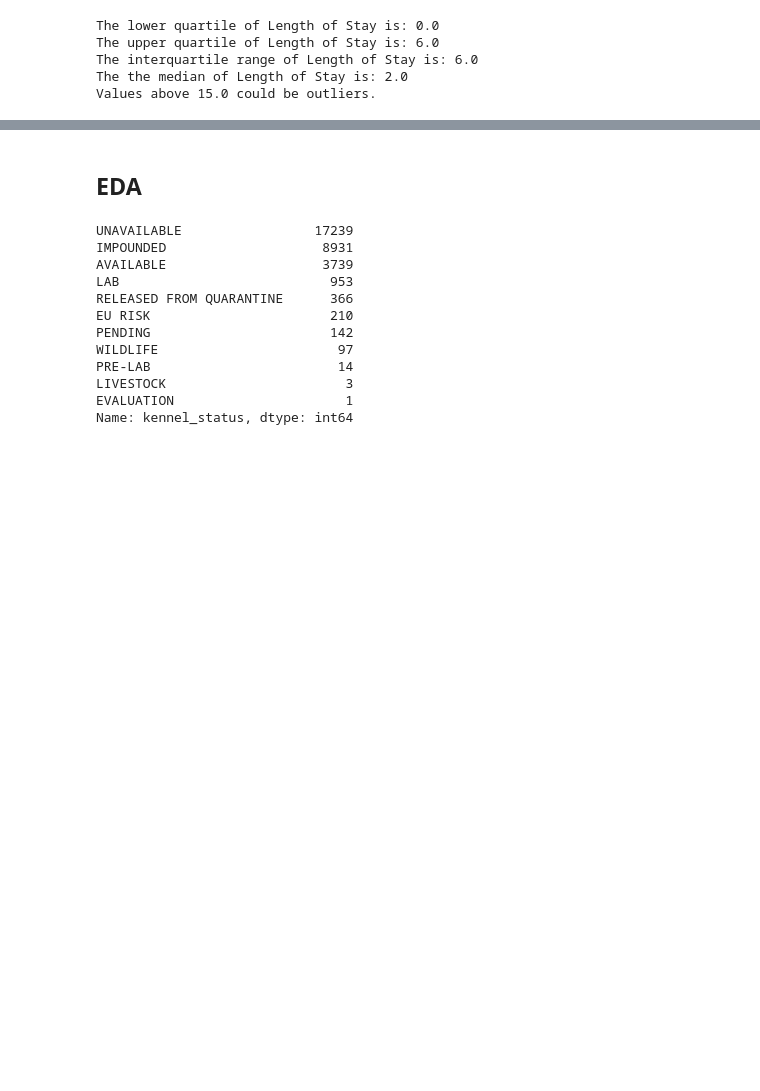
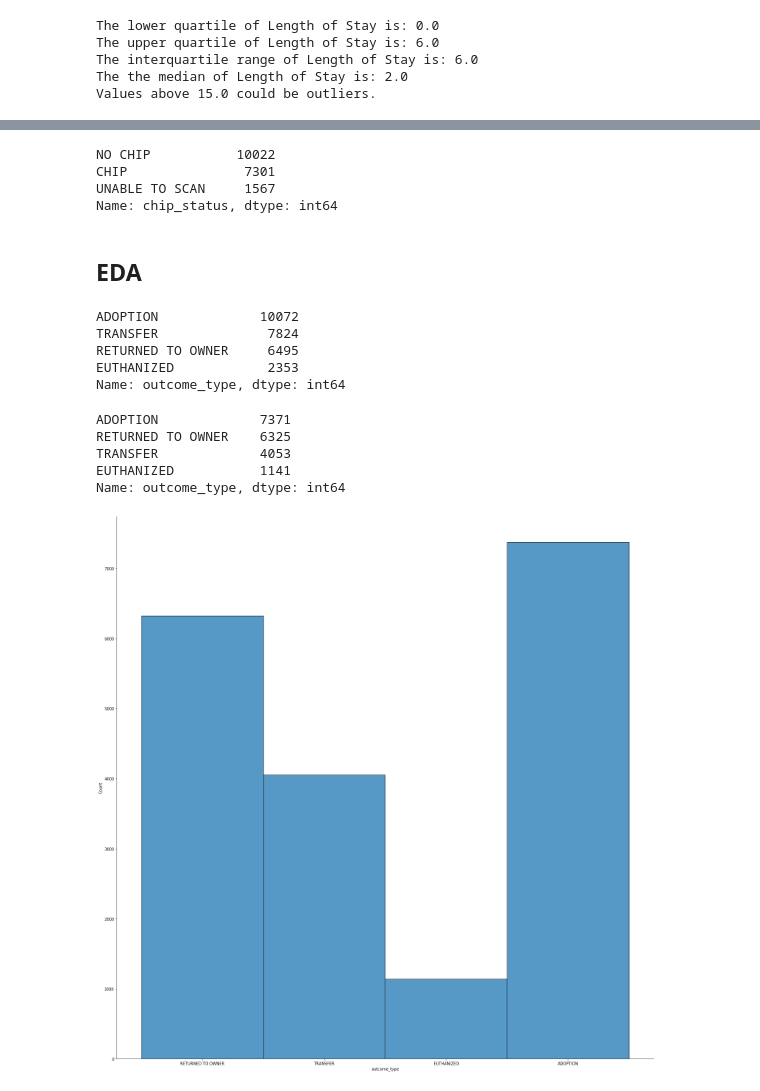
Before and after one commit to thomaspatrickhill/Dallas_Animal_Shelter_EDA, a Jupyter notebook: dallas_shelter_data_eda.ipynb, the cells around one changed output, grey strips where cells are left out. Saved outputs shown, nothing was run; the diff lists cells and outputs as text; code cells hidden in the pictures; blank space fills up the shorter version.

```diff
--- a/dallas_shelter_data_eda.ipynb
+++ b/dallas_shelter_data_eda.ipynb
@@ -163,0 +225,3 @@ cleaner_df['Animal Origin'].value_counts()
+# %%
+dog_df = df.loc[df['animal_type'] == "DOG"]
+cat_df = df.loc[df['animal_type'] == "CAT"]
@@ -164,17 +288,29 @@ cleaner_df['Animal Origin'].value_counts()
+# %%
+dog_df.chip_status.value_counts()
+# %% [output]
+NO CHIP           10022
+CHIP               7301
+UNABLE TO SCAN     1567
+Name: chip_status, dtype: int64
 # %% [markdown]
 ## EDA
 # %%
-df.kennel_status.value_counts()
+df.outcome_type.value_counts()
 # %% [output]
-UNAVAILABLE                 17239
-IMPOUNDED                    8931
-AVAILABLE                    3739
-LAB                           953
-RELEASED FROM QUARANTINE      366
-EU RISK                       210
-PENDING                       142
-WILDLIFE                       97
-PRE-LAB                        14
-LIVESTOCK                       3
-EVALUATION                      1
-Name: kennel_status, dtype: int64
+ADOPTION             10072
+TRANSFER              7824
+RETURNED TO OWNER     6495
+EUTHANIZED            2353
+Name: outcome_type, dtype: int64
+# %%
+dog_df.outcome_type.value_counts()
+# %% [output]
+ADOPTION             7371
+RETURNED TO OWNER    6325
+TRANSFER             4053
+EUTHANIZED           1141
+Name: outcome_type, dtype: int64
+# %%
+sns.displot(dog_df, x='outcome_type', height=20);
+# %% [output]
+[figure, added]
```
Also changed, not shown: parts of 41 cells of this notebook, 2 other files.
